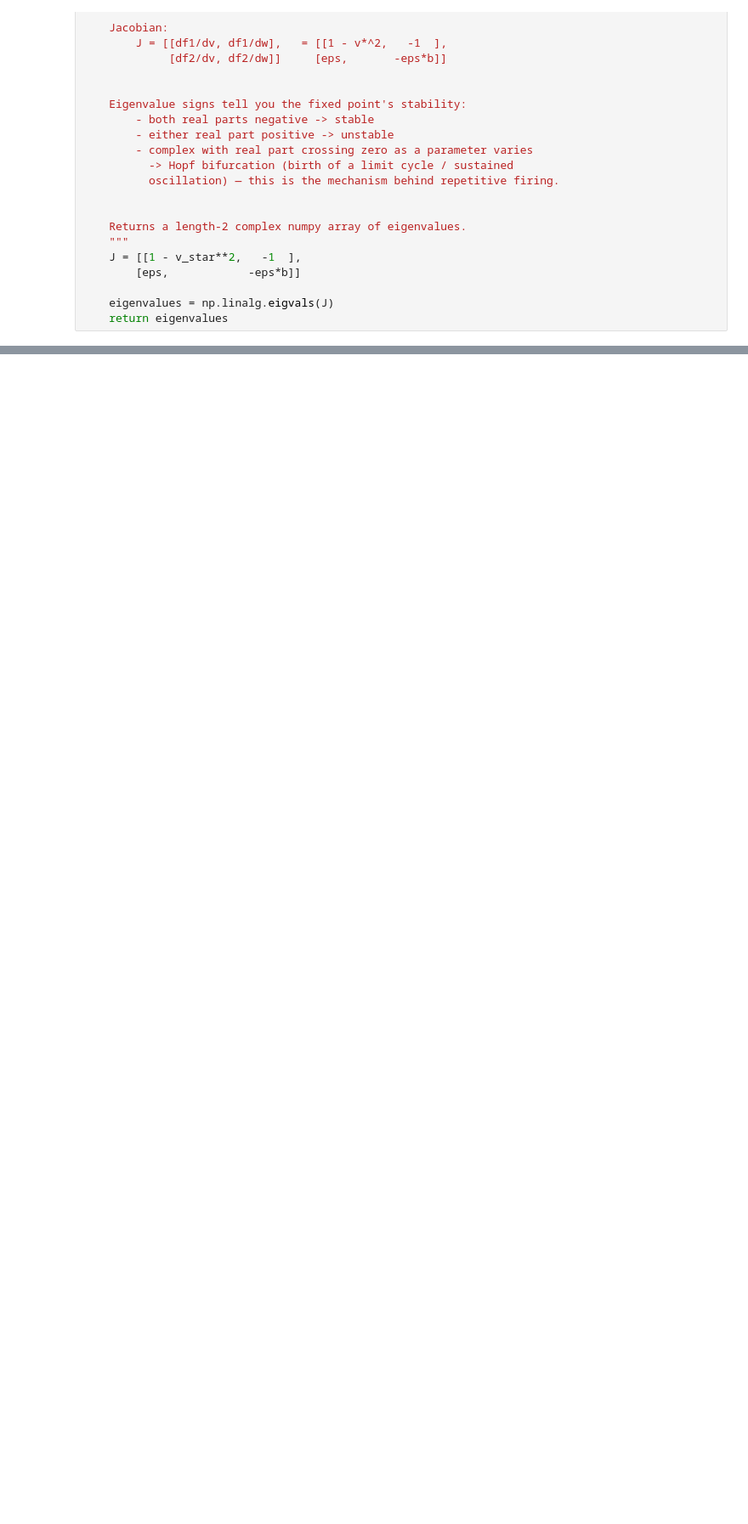
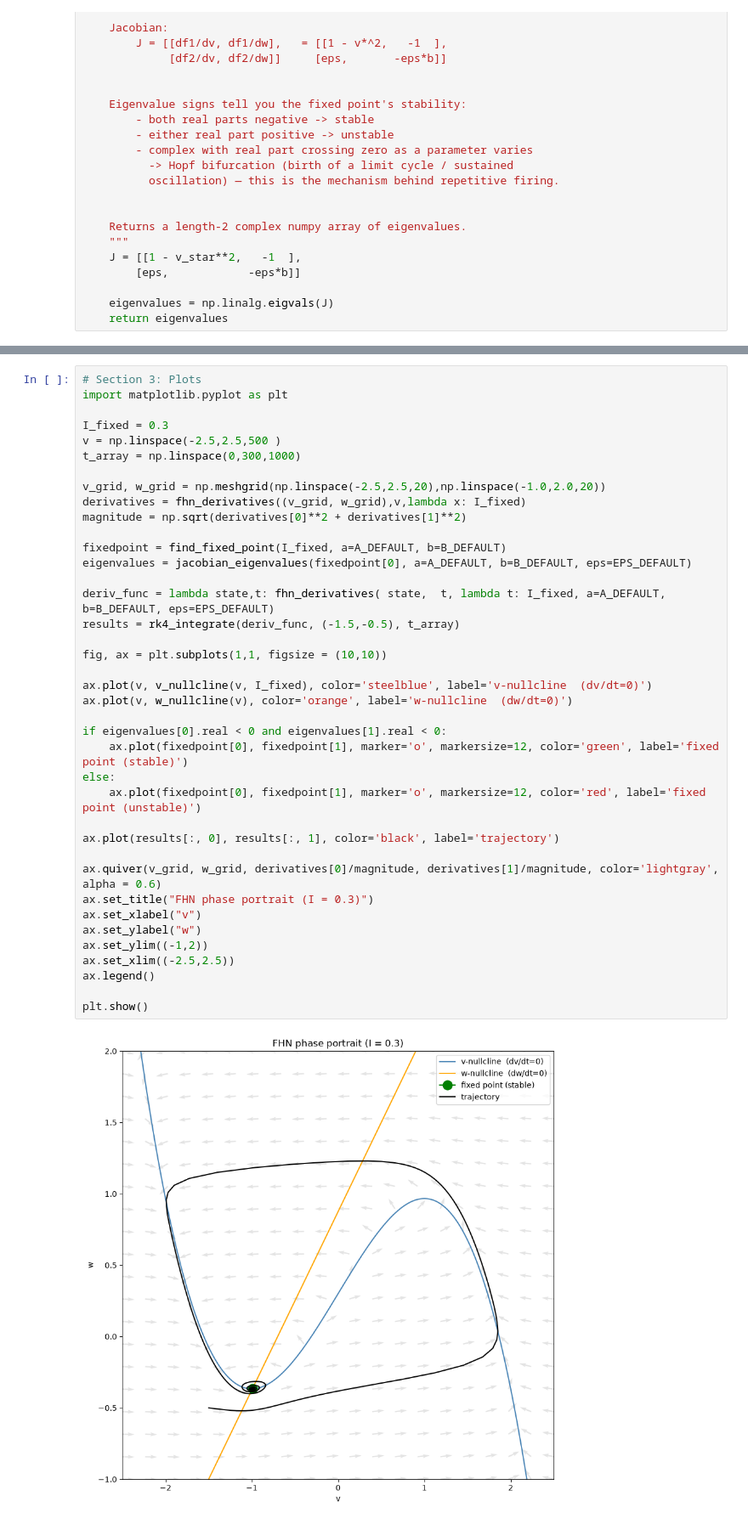
Before and after one commit to bzhu-neuro/hodgkin-huxley-neuron, a Jupyter notebook: notebooks/phase-plane.ipynb, the cells around one changed output, grey strips where cells are left out. Shown at 85% size. Saved outputs shown, nothing was run; the diff lists cells and outputs as text; blank space fills up the shorter version.

Commit message:
Importing Functions and Starting to Graph

```diff
--- a/notebooks/phase-plane.ipynb
+++ b/notebooks/phase-plane.ipynb
@@ -188,0 +258,41 @@ test_stability_flips_somewhere_in_standard_range()
+# %%
+# Section 3: Plots
+import matplotlib.pyplot as plt
+
+I_fixed = 0.3
+v = np.linspace(-2.5,2.5,500 )
+t_array = np.linspace(0,300,1000)
+
+v_grid, w_grid = np.meshgrid(np.linspace(-2.5,2.5,20),np.linspace(-1.0,2.0,20))
+derivatives = fhn_derivatives((v_grid, w_grid),v,lambda x: I_fixed)
+magnitude = np.sqrt(derivatives[0]**2 + derivatives[1]**2)
+
+fixedpoint = find_fixed_point(I_fixed, a=A_DEFAULT, b=B_DEFAULT)
+eigenvalues = jacobian_eigenvalues(fixedpoint[0], a=A_DEFAULT, b=B_DEFAULT, eps=EPS_DEFAULT)
+
+deriv_func = lambda state,t: fhn_derivatives( state,  t, lambda t: I_fixed, a=A_DEFAULT, b=B_DEFAULT, eps=EPS_DEFAULT)
+results = rk4_integrate(deriv_func, (-1.5,-0.5), t_array)
+
+fig, ax = plt.subplots(1,1, figsize = (10,10))
+
+ax.plot(v, v_nullcline(v, I_fixed), color='steelblue', label='v-nullcline  (dv/dt=0)')
+ax.plot(v, w_nullcline(v), color='orange', label='w-nullcline  (dw/dt=0)')
+
+if eigenvalues[0].real < 0 and eigenvalues[1].real < 0:
+    ax.plot(fixedpoint[0], fixedpoint[1], marker='o', markersize=12, color='green', label='fixed point (stable)')
+else:
+    ax.plot(fixedpoint[0], fixedpoint[1], marker='o', markersize=12, color='red', label='fixed point (unstable)')
+
+ax.plot(results[:, 0], results[:, 1], color='black', label='trajectory')
+
+ax.quiver(v_grid, w_grid, derivatives[0]/magnitude, derivatives[1]/magnitude, color='lightgray', alpha = 0.6)
+ax.set_title("FHN phase portrait (I = 0.3)")
+ax.set_xlabel("v")
+ax.set_ylabel("w")
+ax.set_ylim((-1,2))
+ax.set_xlim((-2.5,2.5))
+ax.legend()
+
+plt.show()
+# %% [output]
+[figure, added]
```
Also changed, not shown: parts of 2 cells of this notebook, 1 other file.
